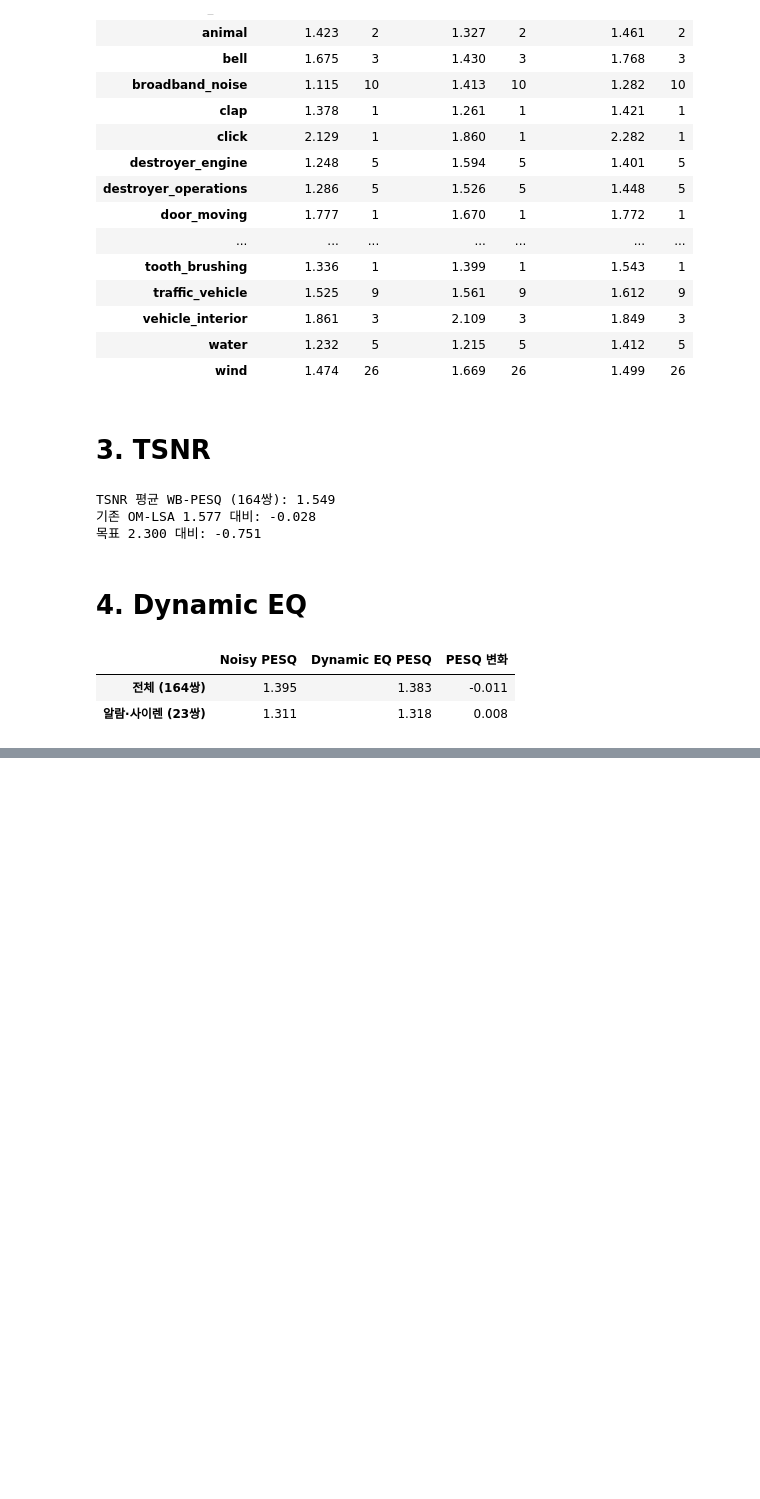
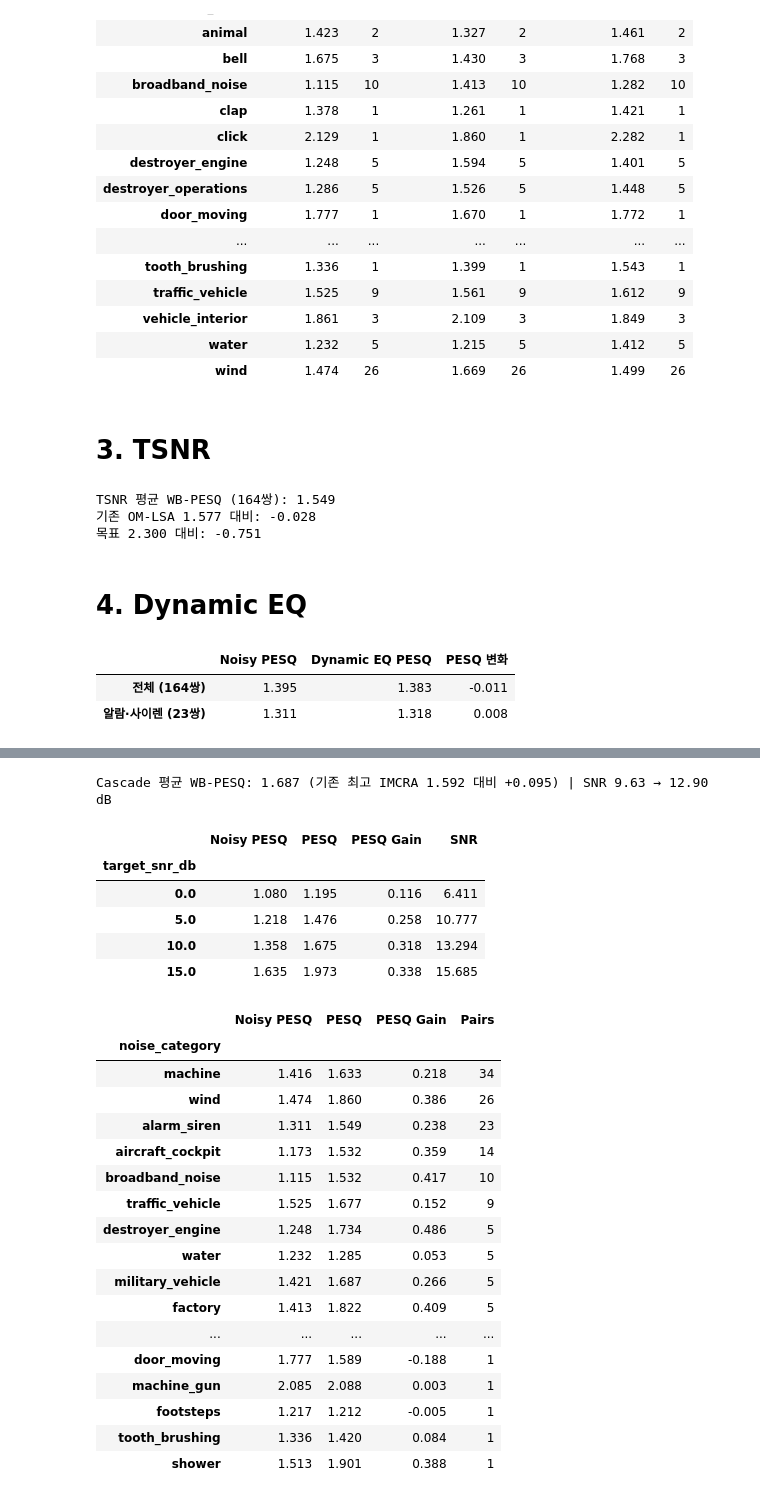
Before and after one commit to futuregunmulju/2026-Signals-and-Systems-Speech-Noise-Reduction, a Jupyter notebook: Challenge1_Speech_Noise_Reduction_Algorithms.ipynb, the cells around one changed output, grey strips where cells are left out. Cells and saved outputs as stored; diff of their text form; code cells hidden in the pictures; blank space fills up the shorter version.

```diff
--- a/Challenge1_Speech_Noise_Reduction_Algorithms.ipynb
+++ b/Challenge1_Speech_Noise_Reduction_Algorithms.ipynb
@@ -551,0 +1370,62 @@ display(pd.DataFrame({
+# %%
+import importlib, denoise as dn
+from tqdm.auto import tqdm
+importlib.reload(dn)
+
+def snr_db(ref, x):
+    return 10 * np.log10(np.sum(ref**2) / max(np.sum((ref - x)**2), 1e-12))
+
+def safe_pesq(ref, deg):
+    try:
+        return pesq(SR, ref, deg, "wb")
+    except Exception:
+        return 1.04  # 무음 출력 등 PESQ 실패 시 최저점 처리
+
+def eval_cascade(params=None, rows=validation, verbose=True):
+    params = params or {}
+    recs = []
+    for row in tqdm(rows.itertuples(index=False), total=len(rows), disable=not verbose):
+        clean, noisy = read_validation_pair(row)
+        enh = np.clip(dn.denoise(noisy, SR, **params), -1, 1)
+        recs.append({
+            "noise_category": row.noise_category, "target_snr_db": row.target_snr_db,
+            "Noisy PESQ": safe_pesq(clean, noisy), "PESQ": safe_pesq(clean, enh),
+            "Noisy SNR": snr_db(clean, noisy), "SNR": snr_db(clean, enh),
+        })
+    return pd.DataFrame(recs)
+
+cas = eval_cascade()
+cas["PESQ Gain"] = cas["PESQ"] - cas["Noisy PESQ"]
+print(f"Cascade 평균 WB-PESQ: {cas['PESQ'].mean():.3f} "
+      f"(기존 최고 IMCRA 1.592 대비 {cas['PESQ'].mean() - 1.592:+.3f}) | "
+      f"SNR {cas['Noisy SNR'].mean():.2f} → {cas['SNR'].mean():.2f} dB")
+display(cas.groupby("target_snr_db")[["Noisy PESQ", "PESQ", "PESQ Gain", "SNR"]].mean().round(3))
+g = cas.groupby("noise_category")
+display(g[["Noisy PESQ", "PESQ", "PESQ Gain"]].mean()
+        .join(g.size().rename("Pairs")).sort_values("Pairs", ascending=False).round(3))
+# %% [output]
+Cascade 평균 WB-PESQ: 1.687 (기존 최고 IMCRA 1.592 대비 +0.095) | SNR 9.63 → 12.90 dB
+|  | Noisy PESQ | PESQ | PESQ Gain | SNR |
+| target_snr_db |  |  |  |  |
+| 0.0 | 1.080 | 1.195 | 0.116 | 6.411 |
+| 5.0 | 1.218 | 1.476 | 0.258 | 10.777 |
+| 10.0 | 1.358 | 1.675 | 0.318 | 13.294 |
+| 15.0 | 1.635 | 1.973 | 0.338 | 15.685 |
+|  | Noisy PESQ | PESQ | PESQ Gain | Pairs |
+| noise_category |  |  |  |  |
+| machine | 1.416 | 1.633 | 0.218 | 34 |
+| wind | 1.474 | 1.860 | 0.386 | 26 |
+| alarm_siren | 1.311 | 1.549 | 0.238 | 23 |
+| aircraft_cockpit | 1.173 | 1.532 | 0.359 | 14 |
+| broadband_noise | 1.115 | 1.532 | 0.417 | 10 |
+| traffic_vehicle | 1.525 | 1.677 | 0.152 | 9 |
+| destroyer_engine | 1.248 | 1.734 | 0.486 | 5 |
+| water | 1.232 | 1.285 | 0.053 | 5 |
+| military_vehicle | 1.421 | 1.687 | 0.266 | 5 |
+| factory | 1.413 | 1.822 | 0.409 | 5 |
+| ... | ... | ... | ... | ... |
+| door_moving | 1.777 | 1.589 | -0.188 | 1 |
+| machine_gun | 2.085 | 2.088 | 0.003 | 1 |
+| footsteps | 1.217 | 1.212 | -0.005 | 1 |
+| tooth_brushing | 1.336 | 1.420 | 0.084 | 1 |
+| shower | 1.513 | 1.901 | 0.388 | 1 |
```
Also changed, not shown: parts of 21 cells of this notebook.
